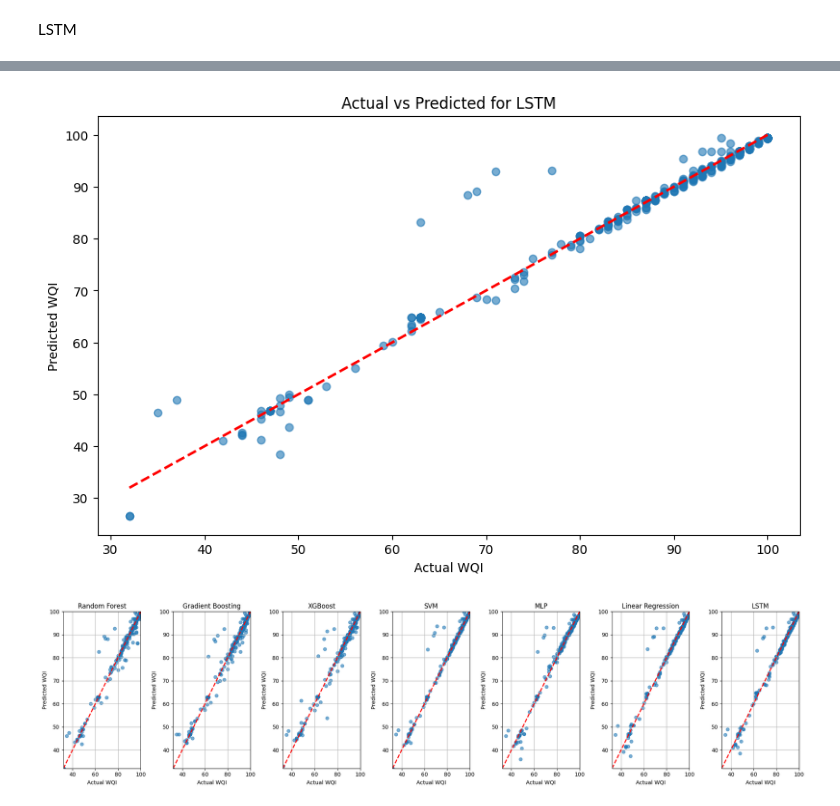
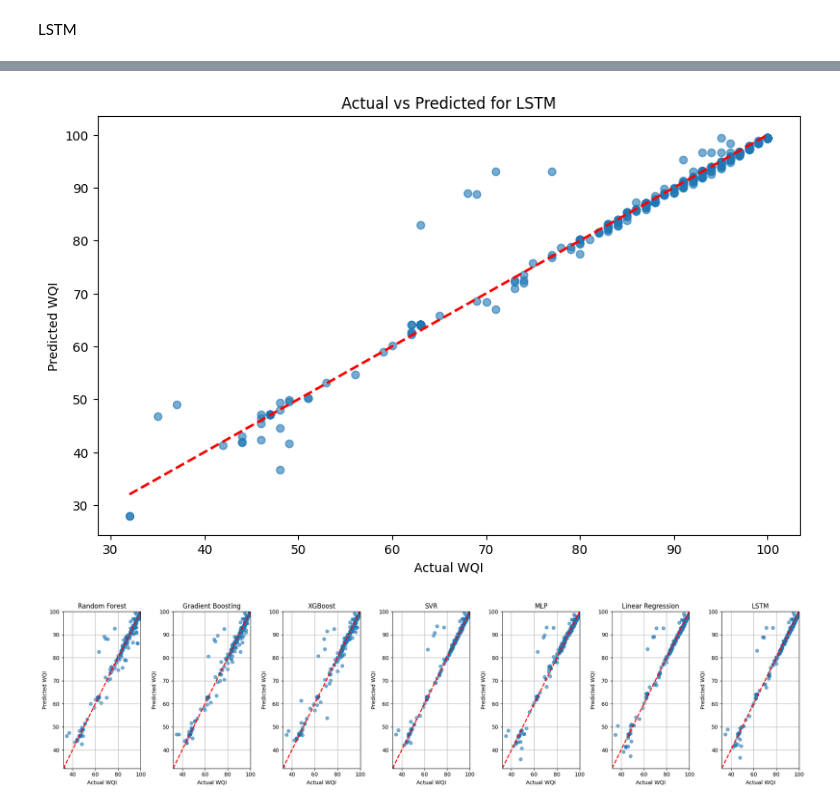
Before and after one commit to KienLe1234567/water_quality_system, a Jupyter notebook: Experiments/WQIprediction/Models_Test.ipynb, the cells around one changed output, grey strips where cells are left out. Drawn from its saved outputs; the diff is of its cells as text; code cells hidden in the pictures.

```diff
--- a/Experiments/WQIprediction/Models_Test.ipynb
+++ b/Experiments/WQIprediction/Models_Test.ipynb
@@ -316,7 +313,7 @@ models = {
     'Random Forest': RandomForestRegressor(n_estimators=100, random_state=42),
     'Gradient Boosting': GradientBoostingRegressor(n_estimators=100, learning_rate=0.1, max_depth=3, random_state=42),
     'XGBoost': xgb.XGBRegressor(objective='reg:squarederror', n_estimators=100, learning_rate=0.05, max_depth=5),
-    'SVM': SVR(kernel='rbf', C=100, gamma=0.1, epsilon=0.1),
+    'SVR': SVR(kernel='rbf', C=100, gamma=0.1, epsilon=0.1),
     'MLP': MLPRegressor(hidden_layer_sizes=(64, 32, 16), activation='relu', solver='adam', max_iter=500, random_state=42),
     'Linear Regression': LinearRegression(n_jobs=-1)
 }
@@ -400,7 +391,7 @@ X_test_lstm = X_test_scaled.reshape((X_test_scaled.shape[0], 1, X_test_scaled.sh
 lstm_model = Sequential([
     Input(shape=(1, X_train_scaled.shape[1])),
     LSTM(50, return_sequences=False),
-    Dropout(0.2),
+    Dropout(0.1),
     BatchNormalization(),
     Dense(1)
 ])
@@ -437,4 +429,4 @@ MAE: 0.9525, MSE: 7.1594, RMSE: 2.6757, R^2: 0.9691, MAPE: 1.46%
-[figure, old version]
+[figure, new version]
 # %%
 num_models = len(o)  # Number of models you have predictions for
 plt.figure(figsize=(20, 5))  # Set the overall figure size
```
Also changed, not shown: parts of 7 cells of this notebook, 3 other files.
